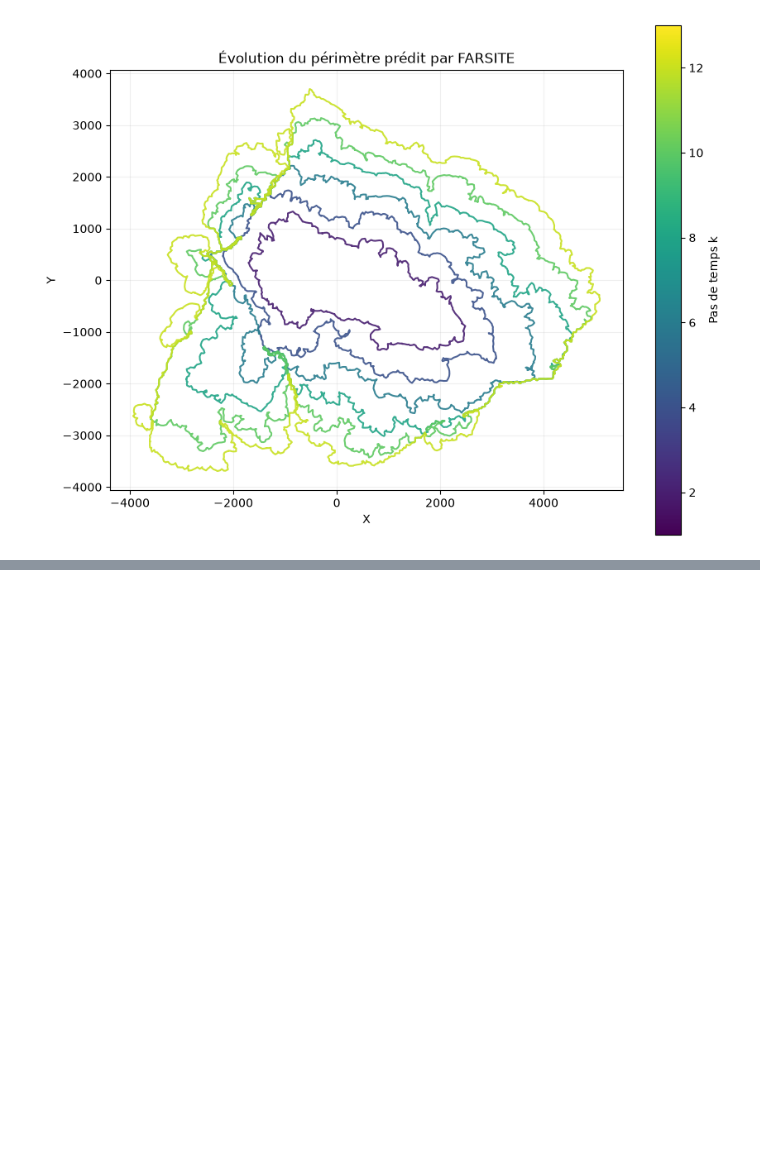
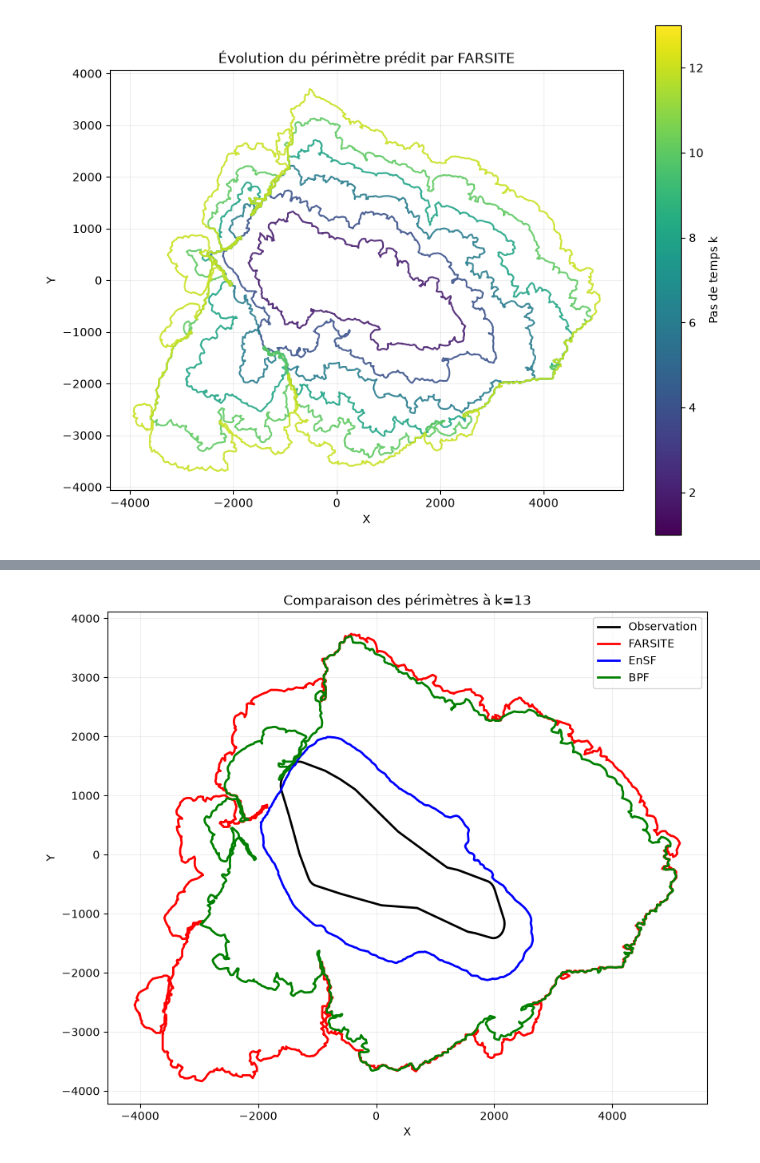
Before and after one commit to Gabriel-PEZ/SMC-WildFire, a Jupyter notebook: notebooks/ensf_bpf.ipynb, the cells around one changed output, grey strips where cells are left out. Drawn from its saved outputs; the diff is of its cells as text; code cells hidden in the pictures; blank space fills up the shorter version.

```diff
--- a/notebooks/ensf_bpf.ipynb
+++ b/notebooks/ensf_bpf.ipynb
@@ -244,0 +207,40 @@ plt.show()
+# %%
+"""
+Comparaison de X filtré via EnSF, BPF, FARSITE uniquement et l'OBS
+"""
+
+k = 13
+idx = k - 1
+
+Y = observations_ensf[idx]
+farsite_pred = farsite_predictions[idx]
+X_filtered_ensf = filtered_particles_ensf[idx].mean(axis=0).reshape(-1, 2)
+X_filtered_bpf = filtered_particles_bpf[idx].mean(axis=0).reshape(-1, 2)
+
+fig, ax = plt.subplots(figsize=(10, 8))
+
+for perimeter, label, color in [
+    (Y, "Observation", "black"),
+    (farsite_pred, "FARSITE", "red"),
+    (X_filtered_ensf, "EnSF", "blue"),
+    (X_filtered_bpf, "BPF", "green"),
+]:
+    closed = np.vstack([perimeter, perimeter[0]])
+    ax.plot(
+        closed[:, 0],
+        closed[:, 1],
+        label=label,
+        color=color,
+        linewidth=2,
+    )
+
+ax.set_aspect("equal")
+ax.set_title(f"Comparaison des périmètres à k={k}")
+ax.set_xlabel("X")
+ax.set_ylabel("Y")
+ax.legend()
+ax.grid(alpha=0.2)
+
+plt.show()
+# %% [output]
+[figure, added]
```
Also changed, not shown: parts of 2 cells of this notebook.
